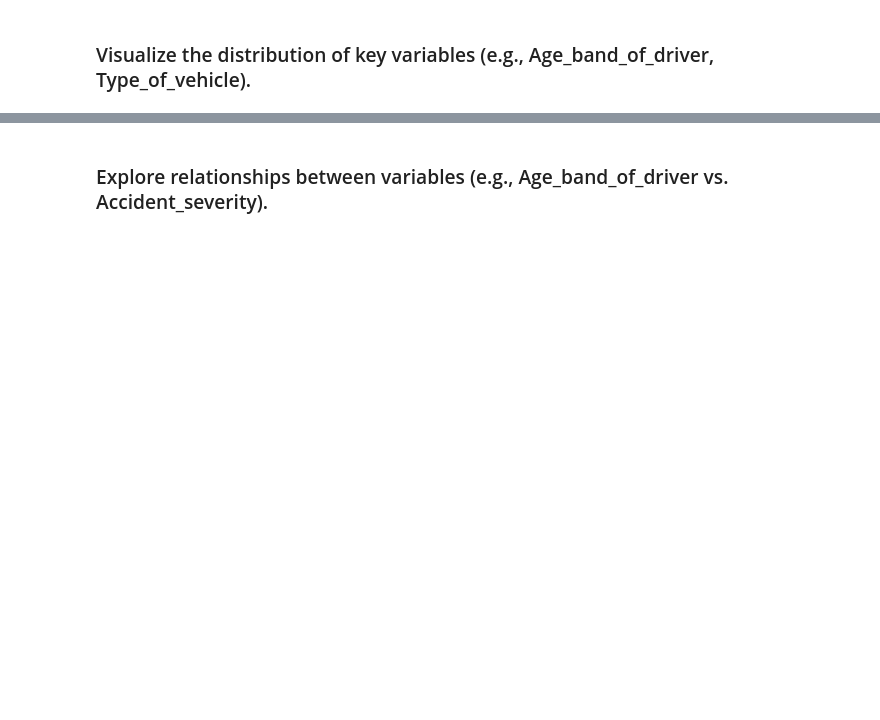
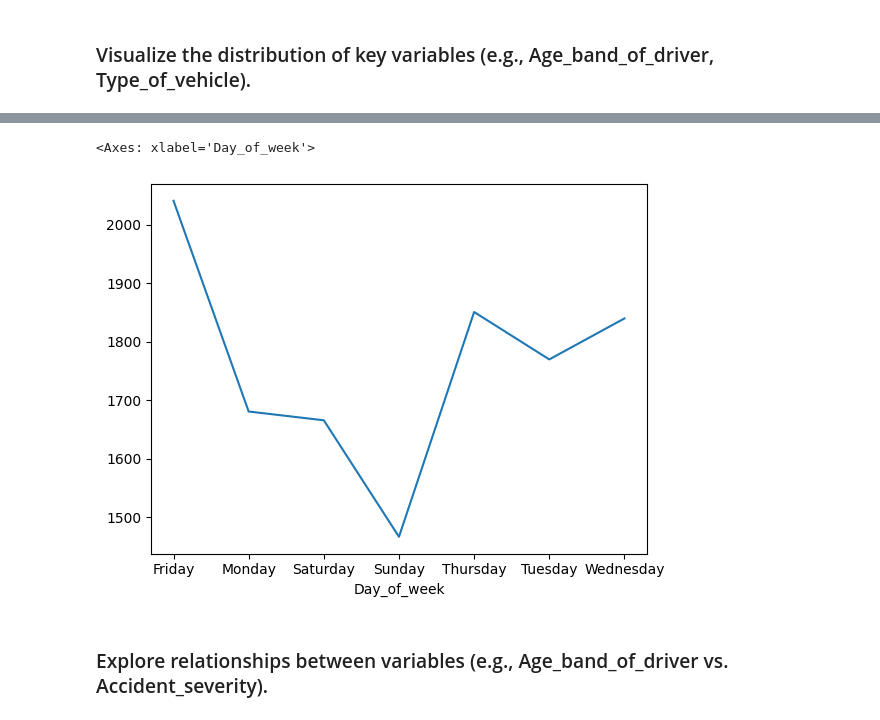
Before and after one commit to RahafCS1/T5, a Jupyter notebook: Task (1) Week 1.ipynb, the cells around one changed output, grey strips where cells are left out. Cells and saved outputs as stored; diff of their text form; code cells hidden in the pictures; blank space fills up the shorter version.

```diff
--- a/Task (1) Week 1.ipynb
+++ b/Task (1) Week 1.ipynb
@@ -98,2 +222,8 @@
+# %%
+
+task['Day_of_week'].value_counts().sort_index().plot.line()
+# %% [output]
+<Axes: xlabel='Day_of_week'>
+[figure, added]
 # %% [markdown]
 ### Explore relationships between variables (e.g., Age_band_of_driver vs. Accident_severity).
```
Also changed, not shown: parts of 26 cells of this notebook.
